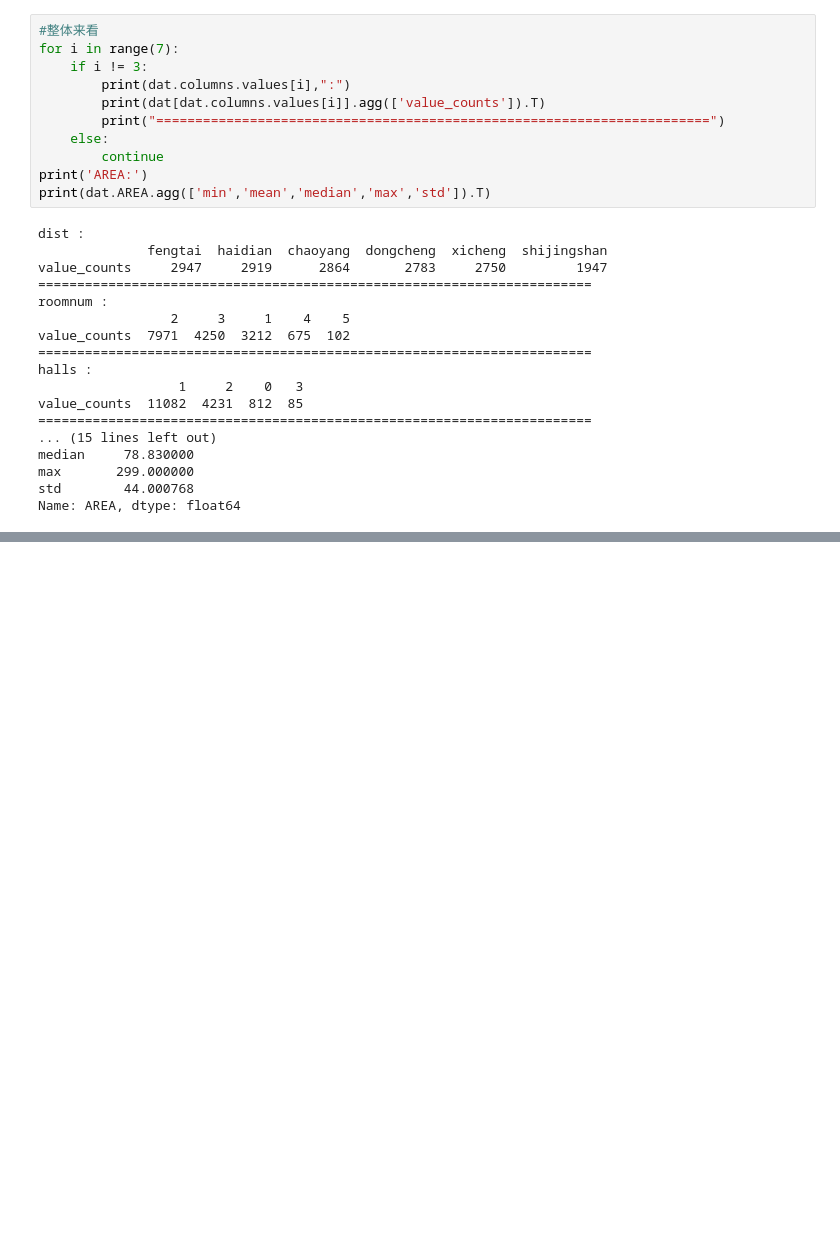
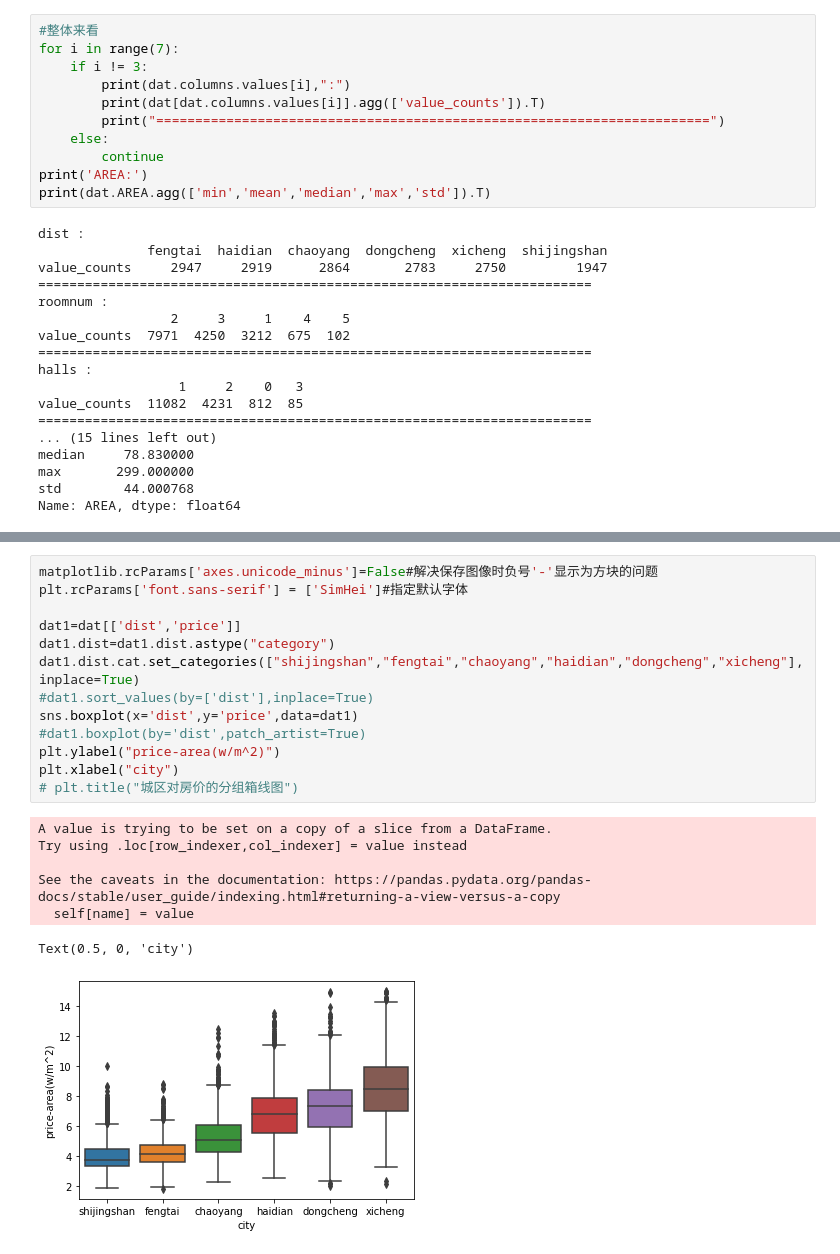
Before and after one commit to gengbh/Data-Analysis-Notes, a Jupyter notebook: tianshan/chapter4/demo4.ipynb, the cells around one changed output, grey strips where cells are left out. Cells and saved outputs as stored; diff of their text form; blank space fills up the shorter version.

```diff
--- a/tianshan/chapter4/demo4.ipynb
+++ b/tianshan/chapter4/demo4.ipynb
@@ -112,0 +121,21 @@ dat.price.groupby(dat.dist).mean().sort_values(ascending= True).plot(kind = 'bar
+# %%
+matplotlib.rcParams['axes.unicode_minus']=False#解决保存图像时负号'-'显示为方块的问题
+plt.rcParams['font.sans-serif'] = ['SimHei']#指定默认字体
+
+dat1=dat[['dist','price']]
+dat1.dist=dat1.dist.astype("category")
+dat1.dist.cat.set_categories(["shijingshan","fengtai","chaoyang","haidian","dongcheng","xicheng"],inplace=True)
+#dat1.sort_values(by=['dist'],inplace=True)
+sns.boxplot(x='dist',y='price',data=dat1)
+#dat1.boxplot(by='dist',patch_artist=True)
+plt.ylabel("price-area(w/m^2)")
+plt.xlabel("city")
+# plt.title("城区对房价的分组箱线图")
+# %% [output]
+A value is trying to be set on a copy of a slice from a DataFrame.
+Try using .loc[row_indexer,col_indexer] = value instead
+
+See the caveats in the documentation: https://pandas.pydata.org/pandas-docs/stable/user_guide/indexing.html#returning-a-view-versus-a-copy
+  self[name] = value
+Text(0.5, 0, 'city')
+[figure, added]
```
Also changed, not shown: parts of 10 cells of this notebook.
